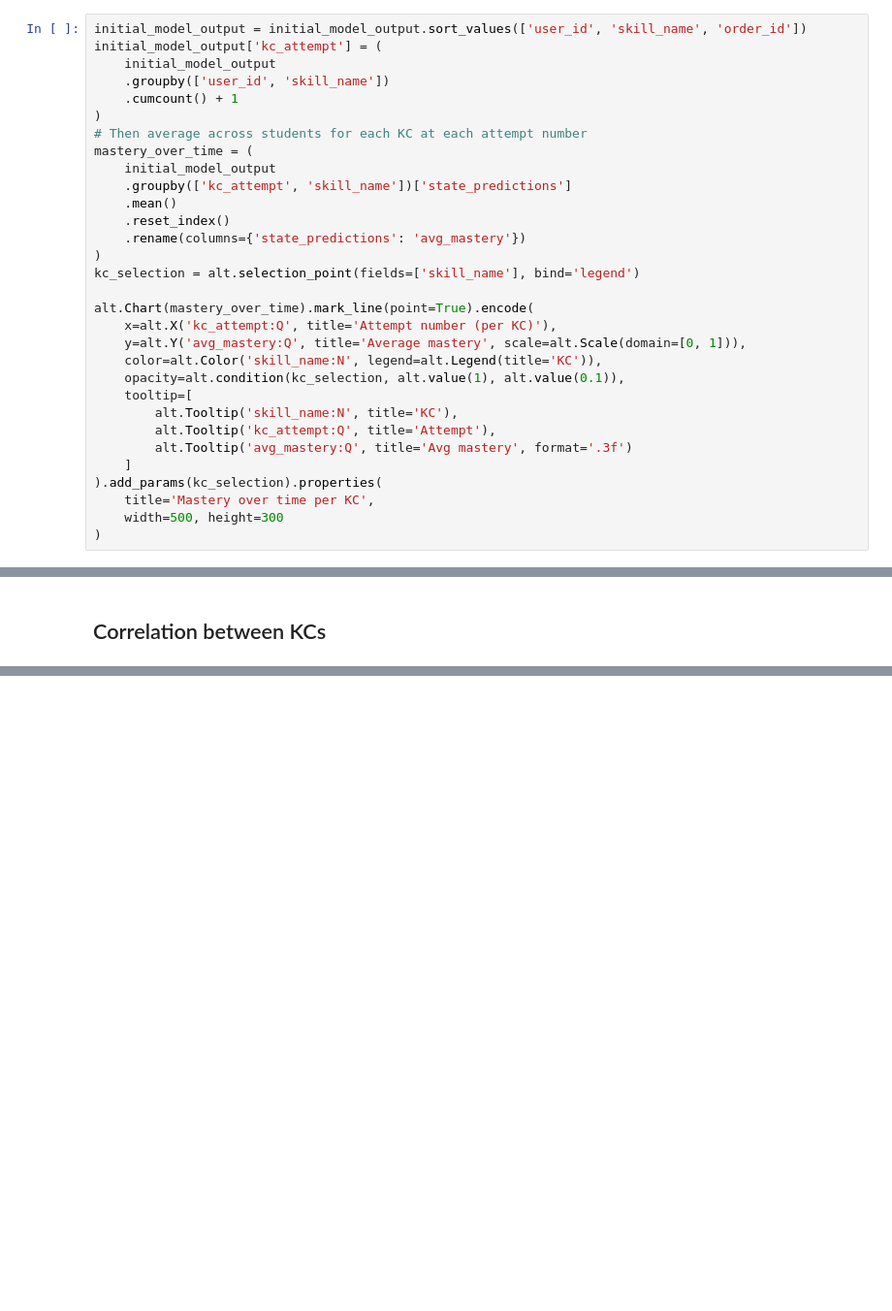
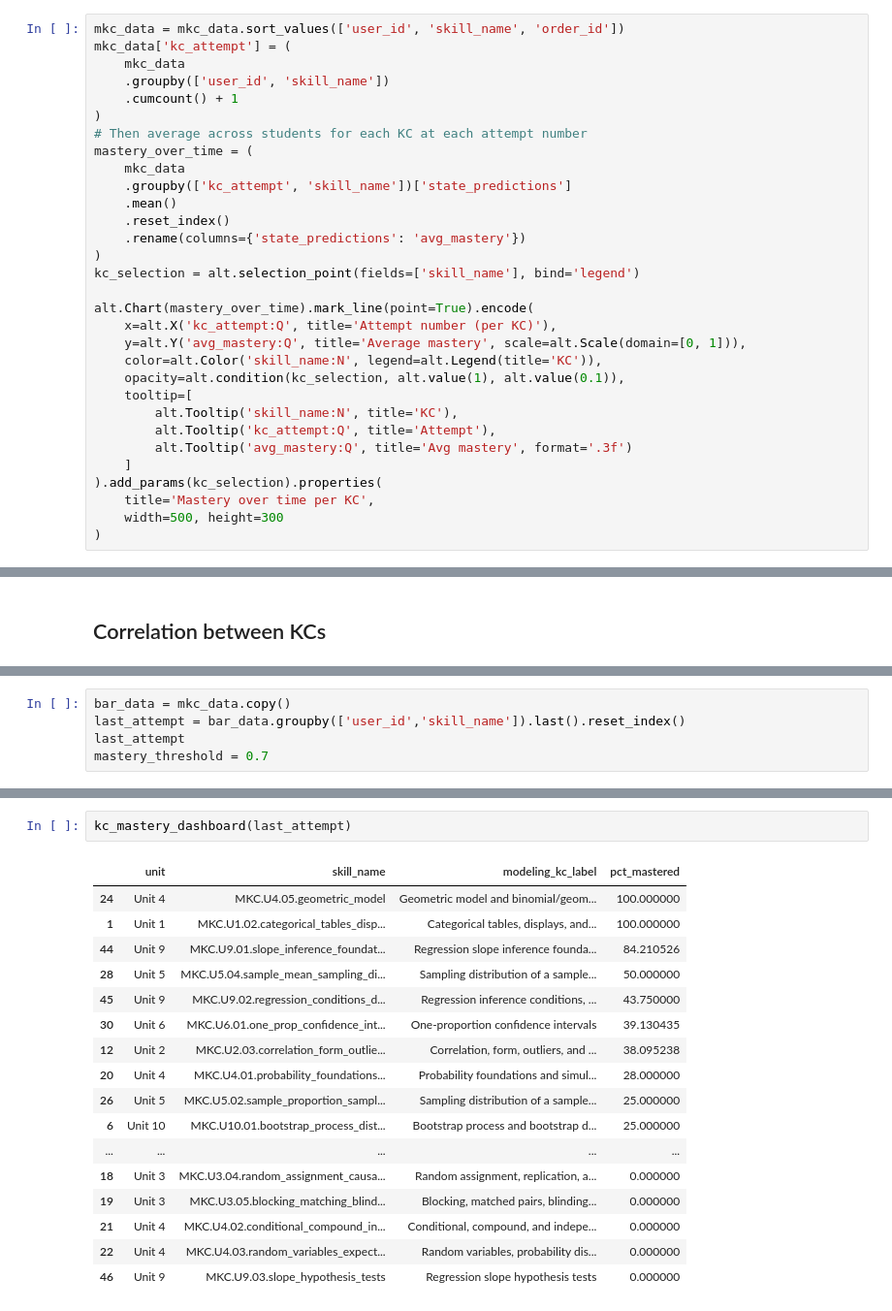
Before and after one commit to mailysg8/ai-student-progress-tracker, a Jupyter notebook: notebooks/class_overview.ipynb, the cells around one changed output, grey strips where cells are left out. Shown at 97% size. Saved outputs shown, nothing was run; the diff lists cells and outputs as text; blank space fills up the shorter version.

Commit message:
Create kc mastery box visualisation

```diff
--- a/notebooks/class_overview.ipynb
+++ b/notebooks/class_overview.ipynb
@@ -219,13 +150,13 @@ mastery_over_time = (
 # %%
-initial_model_output = initial_model_output.sort_values(['user_id', 'skill_name', 'order_id'])
-initial_model_output['kc_attempt'] = (
-    initial_model_output
+mkc_data = mkc_data.sort_values(['user_id', 'skill_name', 'order_id'])
+mkc_data['kc_attempt'] = (
+    mkc_data
     .groupby(['user_id', 'skill_name'])
     .cumcount() + 1
 )
 # Then average across students for each KC at each attempt number
 mastery_over_time = (
-    initial_model_output
+    mkc_data
     .groupby(['kc_attempt', 'skill_name'])['state_predictions']
     .mean()
     .reset_index()
@@ -311,0 +441,5 @@ alt.Chart(corr_matrix).mark_rect().encode(
+# %%
+bar_data = mkc_data.copy()
+last_attempt = bar_data.groupby(['user_id','skill_name']).last().reset_index()
+last_attempt
+mastery_threshold = 0.7
@@ -311,0 +542,20 @@ alt.Chart(corr_matrix).mark_rect().encode(
+# %%
+kc_mastery_dashboard(last_attempt)
+# %% [output]
+|  | unit | skill_name | modeling_kc_label | pct_mastered |
+| 24 | Unit 4 | MKC.U4.05.geometric_model | Geometric model and binomial/geom... | 100.000000 |
+| 1 | Unit 1 | MKC.U1.02.categorical_tables_disp... | Categorical tables, displays, and... | 100.000000 |
+| 44 | Unit 9 | MKC.U9.01.slope_inference_foundat... | Regression slope inference founda... | 84.210526 |
+| 28 | Unit 5 | MKC.U5.04.sample_mean_sampling_di... | Sampling distribution of a sample... | 50.000000 |
+| 45 | Unit 9 | MKC.U9.02.regression_conditions_d... | Regression inference conditions, ... | 43.750000 |
+| 30 | Unit 6 | MKC.U6.01.one_prop_confidence_int... | One-proportion confidence intervals | 39.130435 |
+| 12 | Unit 2 | MKC.U2.03.correlation_form_outlie... | Correlation, form, outliers, and ... | 38.095238 |
+| 20 | Unit 4 | MKC.U4.01.probability_foundations... | Probability foundations and simul... | 28.000000 |
+| 26 | Unit 5 | MKC.U5.02.sample_proportion_sampl... | Sampling distribution of a sample... | 25.000000 |
+| 6 | Unit 10 | MKC.U10.01.bootstrap_process_dist... | Bootstrap process and bootstrap d... | 25.000000 |
+| ... | ... | ... | ... | ... |
+| 18 | Unit 3 | MKC.U3.04.random_assignment_causa... | Random assignment, replication, a... | 0.000000 |
+| 19 | Unit 3 | MKC.U3.05.blocking_matching_blind... | Blocking, matched pairs, blinding... | 0.000000 |
+| 21 | Unit 4 | MKC.U4.02.conditional_compound_in... | Conditional, compound, and indepe... | 0.000000 |
+| 22 | Unit 4 | MKC.U4.03.random_variables_expect... | Random variables, probability dis... | 0.000000 |
+| 46 | Unit 9 | MKC.U9.03.slope_hypothesis_tests | Regression slope hypothesis tests | 0.000000 |
```
Also changed, not shown: parts of 22 cells of this notebook, 1 other file.
